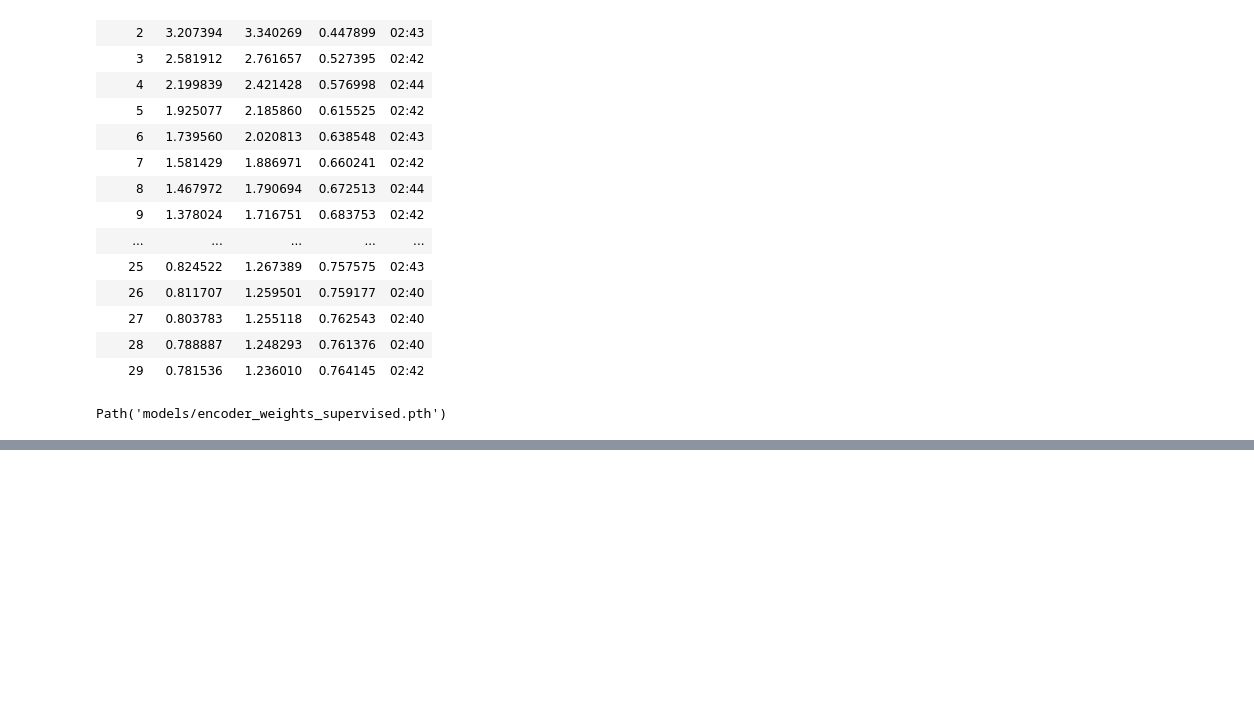
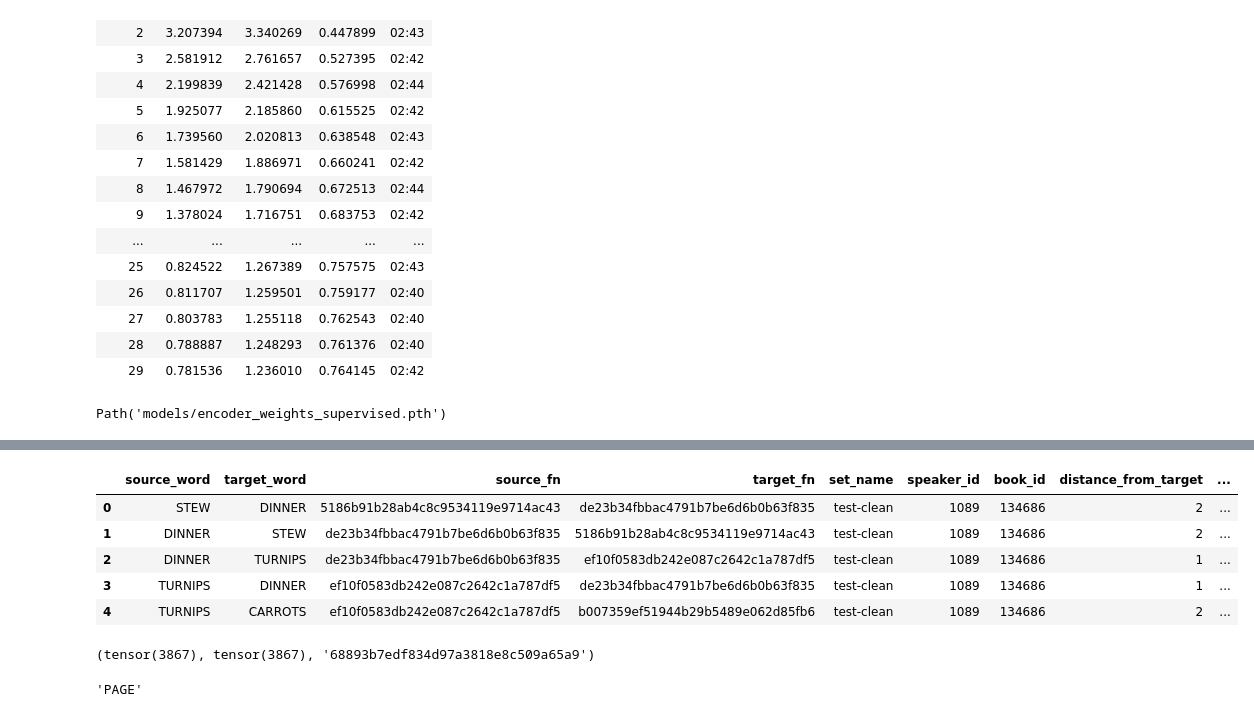
Before and after one commit to earthspecies/audio-embeddings, a Jupyter notebook: 27_supervised_pretraining.ipynb, the cells around one changed output, grey strips where cells are left out. Drawn from its saved outputs; the diff is of its cells as text; code cells hidden in the pictures; blank space fills up the shorter version.

```diff
--- a/27_supervised_pretraining.ipynb
+++ b/27_supervised_pretraining.ipynb
@@ -146,0 +151,9 @@ Path('models/encoder_weights_supervised.pth')
+# %%
+valid_examples.head()
+# %% [output]
+|  | source_word | target_word | source_fn | target_fn | set_name | speaker_id | book_id | distance_from_target | ... |
+| 0 | STEW | DINNER | 5186b91b28ab4c8c9534119e9714ac43 | de23b34fbbac4791b7be6d6b0b63f835 | test-clean | 1089 | 134686 | 2 | ... |
+| 1 | DINNER | STEW | de23b34fbbac4791b7be6d6b0b63f835 | 5186b91b28ab4c8c9534119e9714ac43 | test-clean | 1089 | 134686 | 2 | ... |
+| 2 | DINNER | TURNIPS | de23b34fbbac4791b7be6d6b0b63f835 | ef10f0583db242e087c2642c1a787df5 | test-clean | 1089 | 134686 | 1 | ... |
+| 3 | TURNIPS | DINNER | ef10f0583db242e087c2642c1a787df5 | de23b34fbbac4791b7be6d6b0b63f835 | test-clean | 1089 | 134686 | 1 | ... |
+| 4 | TURNIPS | CARROTS | ef10f0583db242e087c2642c1a787df5 | b007359ef51944b29b5489e062d85fb6 | test-clean | 1089 | 134686 | 2 | ... |
@@ -146,0 +162,9 @@ Path('models/encoder_weights_supervised.pth')
+# %%
+idx = 100
+preds[idx].argmax(), targs[idx], valid_examples.target_fn[idx]
+# %% [output]
+(tensor(3867), tensor(3867), '68893b7edf834d97a3818e8c509a65a9')
+# %%
+vocab[targs[idx]]
+# %% [output]
+'PAGE'
```
Also changed, not shown: parts of 3 cells of this notebook.
